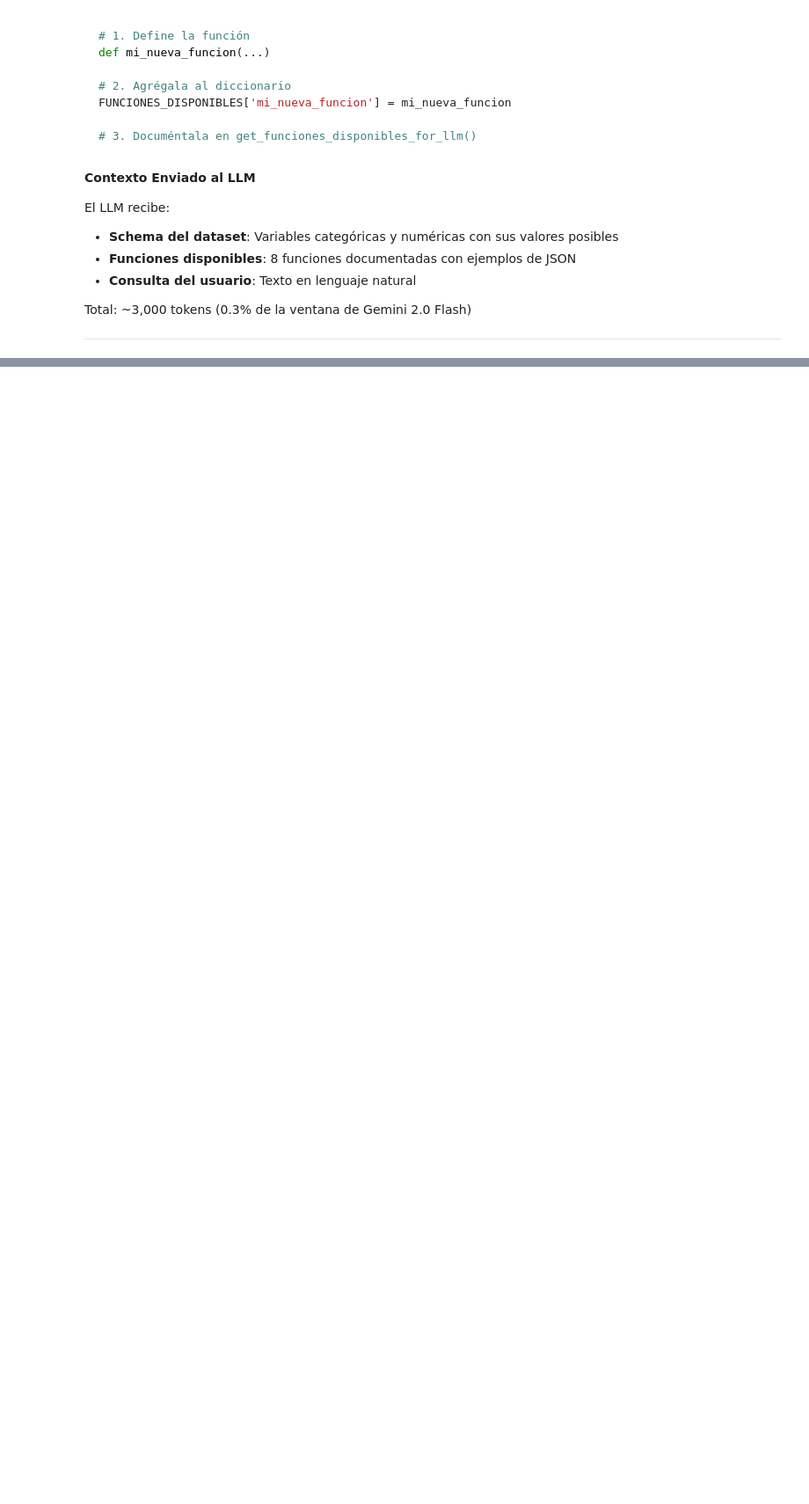
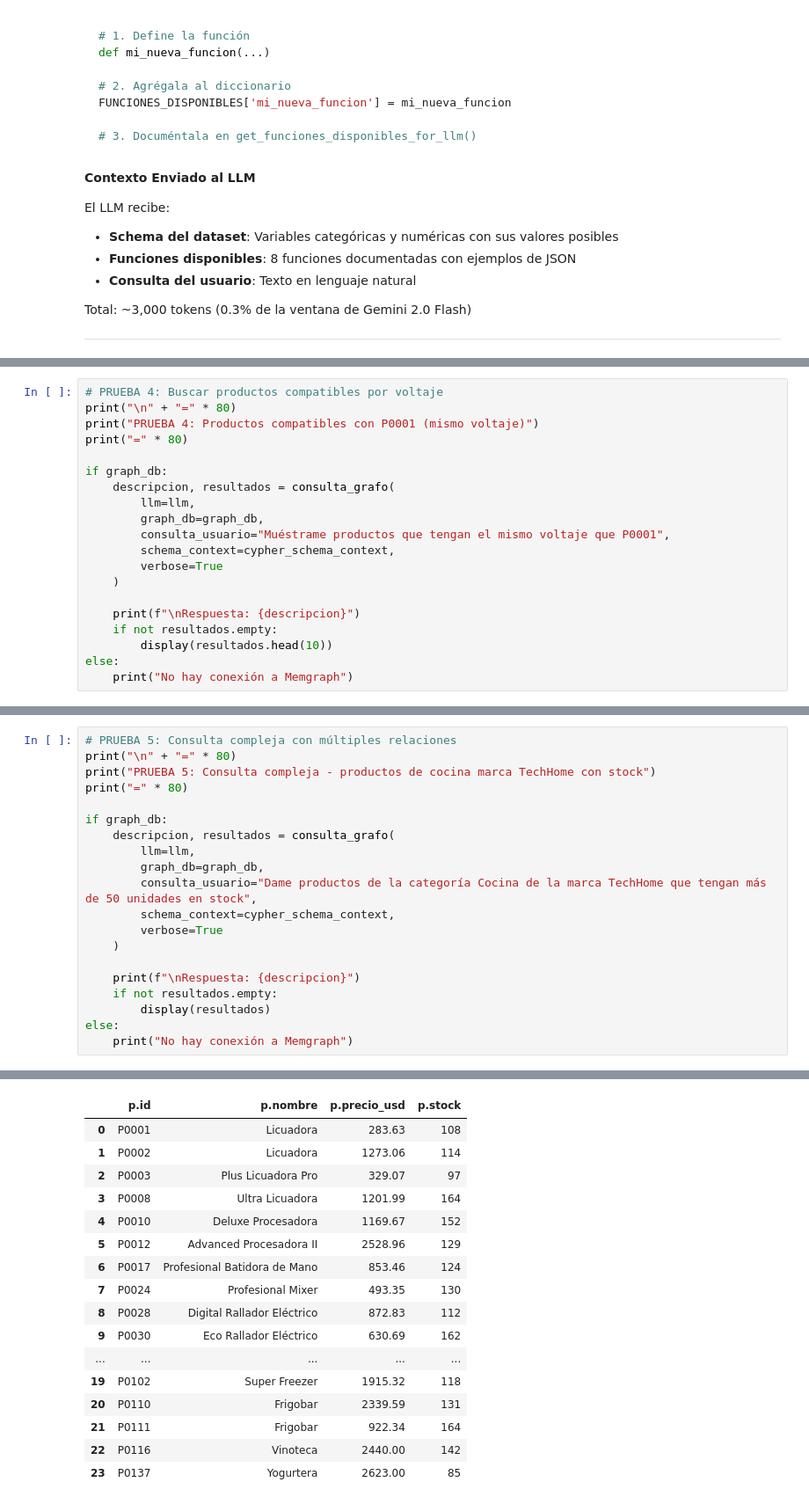
Before and after one commit to valenrosito/nlp-rag-agent-electrodomesticos, a Jupyter notebook: 1.rag_flow.ipynb, the cells around one changed output, grey strips where cells are left out. Shown: that part at 88% size. Saved outputs shown, nothing was run; the diff lists cells and outputs as text; blank space fills up the shorter version.

```diff
--- a/1.rag_flow.ipynb
+++ b/1.rag_flow.ipynb
@@ -1171,0 +2216,20 @@ Esta sección implementa un grafo de relaciones entre productos:
+# %%
+# PRUEBA 4: Buscar productos compatibles por voltaje
+print("\n" + "=" * 80)
+print("PRUEBA 4: Productos compatibles con P0001 (mismo voltaje)")
+print("=" * 80)
+
+if graph_db:
+    descripcion, resultados = consulta_grafo(
+        llm=llm,
+        graph_db=graph_db,
+        consulta_usuario="Muéstrame productos que tengan el mismo voltaje que P0001",
+        schema_context=cypher_schema_context,
+        verbose=True
+    )
+
+    print(f"\nRespuesta: {descripcion}")
+    if not resultados.empty:
+        display(resultados.head(10))
+else:
+    print("No hay conexión a Memgraph")
@@ -1171,0 +2290,21 @@ Esta sección implementa un grafo de relaciones entre productos:
+# %%
+# PRUEBA 5: Consulta compleja con múltiples relaciones
+print("\n" + "=" * 80)
+print("PRUEBA 5: Consulta compleja - productos de cocina marca TechHome con stock")
+print("=" * 80)
+
+if graph_db:
+    descripcion, resultados = consulta_grafo(
+        llm=llm,
+        graph_db=graph_db,
+        consulta_usuario="Dame productos de la categoría Cocina de la marca TechHome que tengan más de 50 unidades en stock",
+        schema_context=cypher_schema_context,
+        verbose=True
+    )
+
+    print(f"\nRespuesta: {descripcion}")
+    if not resultados.empty:
+        display(resultados)
+else:
+    print("No hay conexión a Memgraph")
+# %% [output]
@@ -1171,0 +2328,17 @@ Esta sección implementa un grafo de relaciones entre productos:
+|  | p.id | p.nombre | p.precio_usd | p.stock |
+| 0 | P0001 | Licuadora | 283.63 | 108 |
+| 1 | P0002 | Licuadora | 1273.06 | 114 |
+| 2 | P0003 | Plus Licuadora Pro | 329.07 | 97 |
+| 3 | P0008 | Ultra Licuadora | 1201.99 | 164 |
+| 4 | P0010 | Deluxe Procesadora | 1169.67 | 152 |
+| 5 | P0012 | Advanced Procesadora II | 2528.96 | 129 |
+| 6 | P0017 | Profesional Batidora de Mano | 853.46 | 124 |
+| 7 | P0024 | Profesional Mixer | 493.35 | 130 |
+| 8 | P0028 | Digital Rallador Eléctrico | 872.83 | 112 |
+| 9 | P0030 | Eco Rallador Eléctrico | 630.69 | 162 |
+| ... | ... | ... | ... | ... |
+| 19 | P0102 | Super Freezer | 1915.32 | 118 |
+| 20 | P0110 | Frigobar | 2339.59 | 131 |
+| 21 | P0111 | Frigobar | 922.34 | 164 |
+| 22 | P0116 | Vinoteca | 2440.00 | 142 |
+| 23 | P0137 | Yogurtera | 2623.00 | 85 |
```
Also changed, not shown: parts of 34 cells of this notebook, 2 other files.
